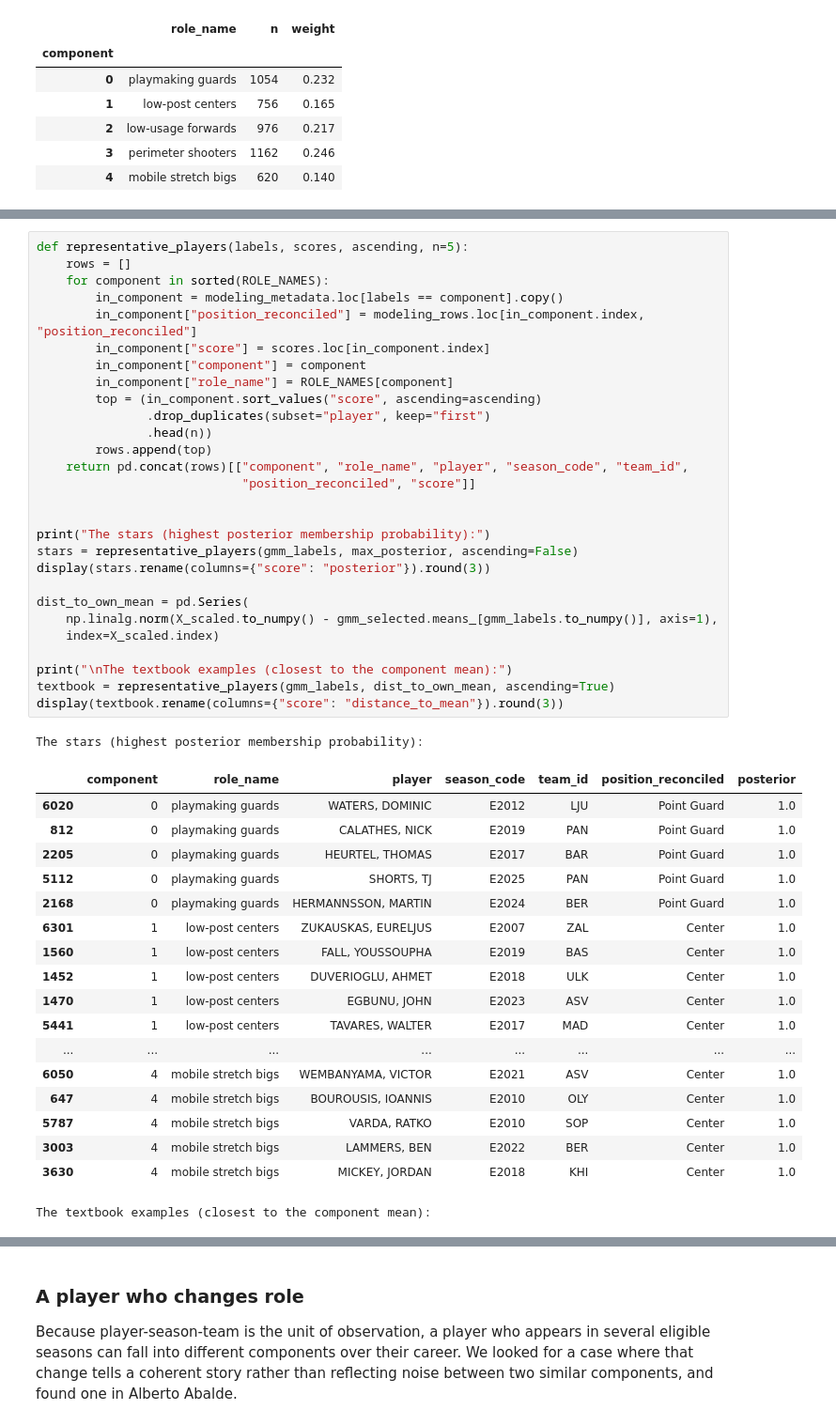
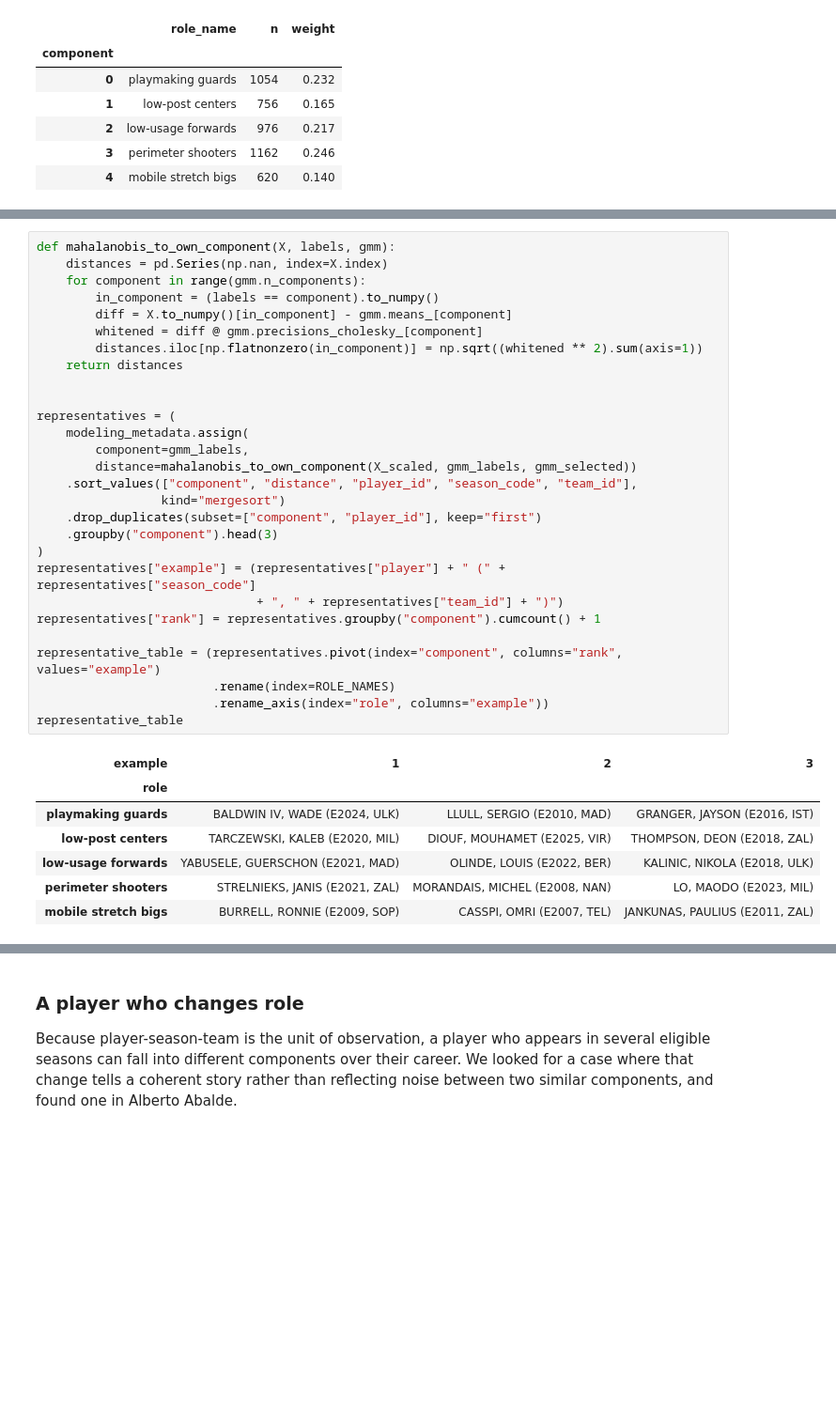
Before and after one commit to DoronWolinsky/Yuval-and-Doron-s-final-project---EuroLeague-player-roles, a Jupyter notebook: notebooks/EuroLeague_Player_Roles_Project.ipynb, the cells around one changed output, grey strips where cells are left out. Shown at 94% size. Drawn from its saved outputs; the diff is of its cells as text; blank space fills up the shorter version.

```diff
--- a/notebooks/EuroLeague_Player_Roles_Project.ipynb
+++ b/notebooks/EuroLeague_Player_Roles_Project.ipynb
@@ -3329,48 +3308,36 @@ player so a single repeated season does not fill the list.
 # %%
-def representative_players(labels, scores, ascending, n=5):
-    rows = []
-    for component in sorted(ROLE_NAMES):
-        in_component = modeling_metadata.loc[labels == component].copy()
-        in_component["position_reconciled"] = modeling_rows.loc[in_component.index, "position_reconciled"]
-        in_component["score"] = scores.loc[in_component.index]
-        in_component["component"] = component
-        in_component["role_name"] = ROLE_NAMES[component]
-        top = (in_component.sort_values("score", ascending=ascending)
-               .drop_duplicates(subset="player", keep="first")
-               .head(n))
-        rows.append(top)
-    return pd.concat(rows)[["component", "role_name", "player", "season_code", "team_id",
-                            "position_reconciled", "score"]]
+def mahalanobis_to_own_component(X, labels, gmm):
+    distances = pd.Series(np.nan, index=X.index)
+    for component in range(gmm.n_components):
+        in_component = (labels == component).to_numpy()
+        diff = X.to_numpy()[in_component] - gmm.means_[component]
+        whitened = diff @ gmm.precisions_cholesky_[component]
+        distances.iloc[np.flatnonzero(in_component)] = np.sqrt((whitened ** 2).sum(axis=1))
+    return distances
 
 
-print("The stars (highest posterior membership probability):")
-stars = representative_players(gmm_labels, max_posterior, ascending=False)
-display(stars.rename(columns={"score": "posterior"}).round(3))
+representatives = (
+    modeling_metadata.assign(
+        component=gmm_labels,
+        distance=mahalanobis_to_own_component(X_scaled, gmm_labels, gmm_selected))
+    .sort_values(["component", "distance", "player_id", "season_code", "team_id"],
+                 kind="mergesort")
+    .drop_duplicates(subset=["component", "player_id"], keep="first")
+    .groupby("component").head(3)
+)
+representatives["example"] = (representatives["player"] + " (" + representatives["season_code"]
+                              + ", " + representatives["team_id"] + ")")
+representatives["rank"] = representatives.groupby("component").cumcount() + 1
 
-dist_to_own_mean = pd.Series(
-    np.linalg.norm(X_scaled.to_numpy() - gmm_selected.means_[gmm_labels.to_numpy()], axis=1),
-    index=X_scaled.index)
-
-print("\nThe textbook examples (closest to the component mean):")
-textbook = representative_players(gmm_labels, dist_to_own_mean, ascending=True)
-display(textbook.rename(columns={"score": "distance_to_mean"}).round(3))
+representative_table = (representatives.pivot(index="component", columns="rank", values="example")
+                        .rename(index=ROLE_NAMES)
+                        .rename_axis(index="role", columns="example"))
+representative_table
 # %% [output]
-The stars (highest posterior membership probability):
-|  | component | role_name | player | season_code | team_id | position_reconciled | posterior |
-| 6020 | 0 | playmaking guards | WATERS, DOMINIC | E2012 | LJU | Point Guard | 1.0 |
-| 812 | 0 | playmaking guards | CALATHES, NICK | E2019 | PAN | Point Guard | 1.0 |
-| 2205 | 0 | playmaking guards | HEURTEL, THOMAS | E2017 | BAR | Point Guard | 1.0 |
-| 5112 | 0 | playmaking guards | SHORTS, TJ | E2025 | PAN | Point Guard | 1.0 |
-| 2168 | 0 | playmaking guards | HERMANNSSON, MARTIN | E2024 | BER | Point Guard | 1.0 |
-| 6301 | 1 | low-post centers | ZUKAUSKAS, EURELJUS | E2007 | ZAL | Center | 1.0 |
-| 1560 | 1 | low-post centers | FALL, YOUSSOUPHA | E2019 | BAS | Center | 1.0 |
-| 1452 | 1 | low-post centers | DUVERIOGLU, AHMET | E2018 | ULK | Center | 1.0 |
-| 1470 | 1 | low-post centers | EGBUNU, JOHN | E2023 | ASV | Center | 1.0 |
-| 5441 | 1 | low-post centers | TAVARES, WALTER | E2017 | MAD | Center | 1.0 |
-| ... | ... | ... | ... | ... | ... | ... | ... |
-| 6050 | 4 | mobile stretch bigs | WEMBANYAMA, VICTOR | E2021 | ASV | Center | 1.0 |
-| 647 | 4 | mobile stretch bigs | BOUROUSIS, IOANNIS | E2010 | OLY | Center | 1.0 |
-| 5787 | 4 | mobile stretch bigs | VARDA, RATKO | E2010 | SOP | Center | 1.0 |
-| 3003 | 4 | mobile stretch bigs | LAMMERS, BEN | E2022 | BER | Center | 1.0 |
-| 3630 | 4 | mobile stretch bigs | MICKEY, JORDAN | E2018 | KHI | Center | 1.0 |
+| example | 1 | 2 | 3 |
+| role |  |  |  |
+| playmaking guards | BALDWIN IV, WADE (E2024, ULK) | LLULL, SERGIO (E2010, MAD) | GRANGER, JAYSON (E2016, IST) |
+| low-post centers | TARCZEWSKI, KALEB (E2020, MIL) | DIOUF, MOUHAMET (E2025, VIR) | THOMPSON, DEON (E2018, ZAL) |
+| low-usage forwards | YABUSELE, GUERSCHON (E2021, MAD) | OLINDE, LOUIS (E2022, BER) | KALINIC, NIKOLA (E2018, ULK) |
+| perimeter shooters | STRELNIEKS, JANIS (E2021, ZAL) | MORANDAIS, MICHEL (E2008, NAN) | LO, MAODO (E2023, MIL) |
+| mobile stretch bigs | BURRELL, RONNIE (E2009, SOP) | CASSPI, OMRI (E2007, TEL) | JANKUNAS, PAULIUS (E2011, ZAL) |
-The textbook examples (closest to the component mean):
```
Also changed, not shown: parts of 19 cells of this notebook, 3 other files.
